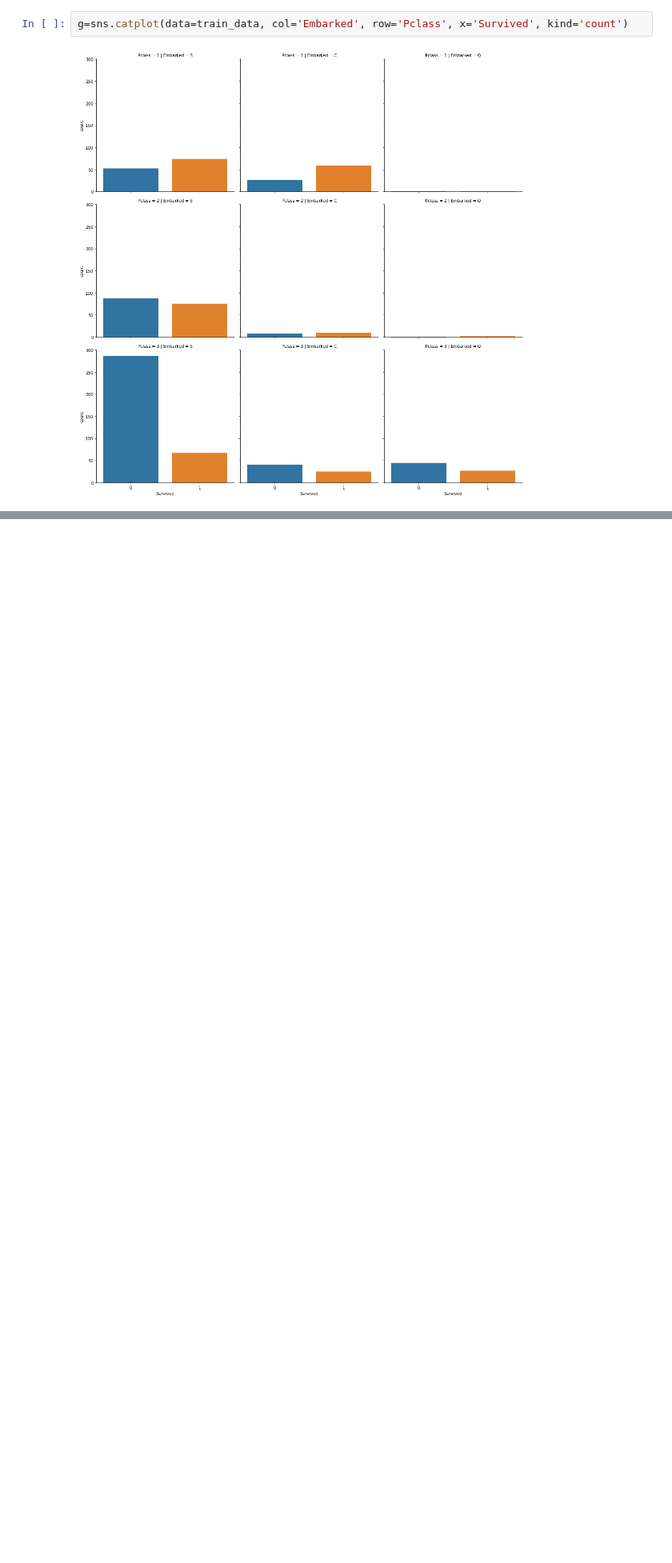
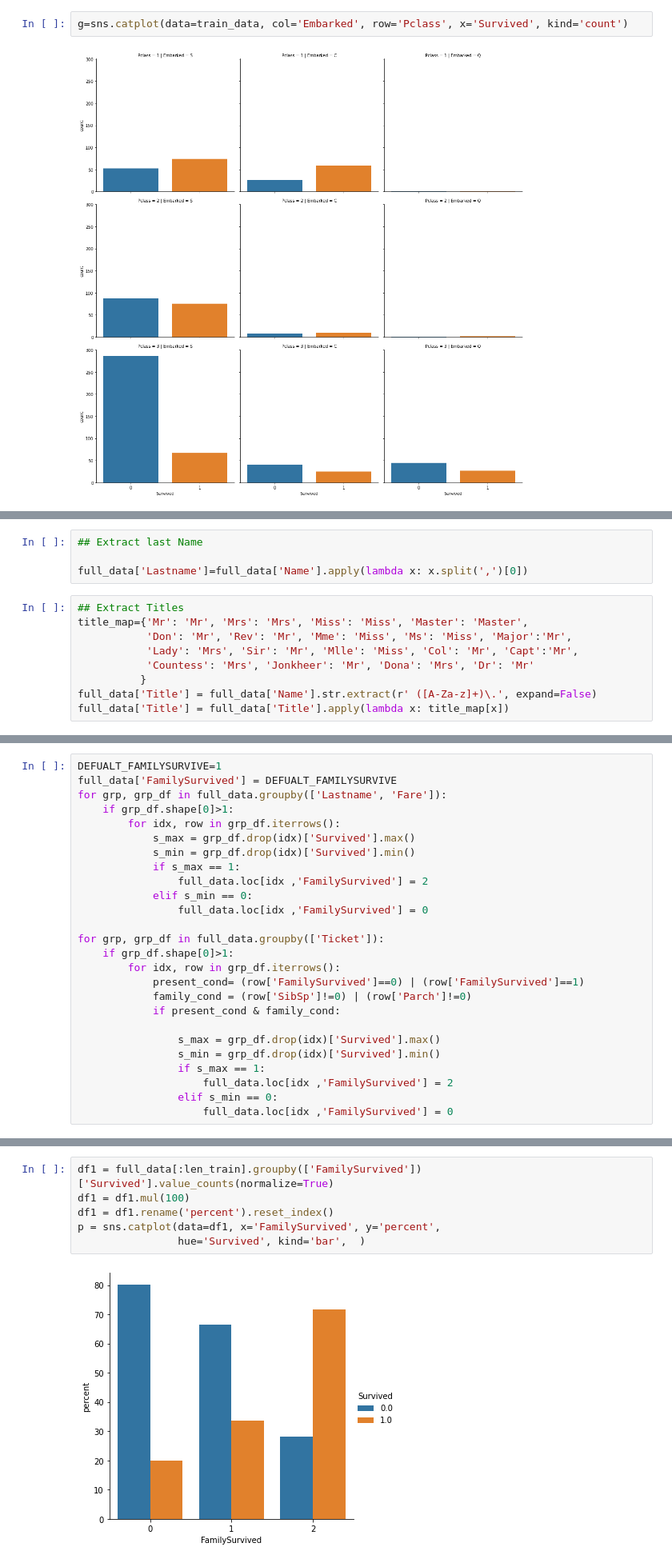
Before and after one commit to JunzhongLin/Kaggle_Contest, a Jupyter notebook: Titanic/titanic_explore.ipynb, the cells around one changed output, grey strips where cells are left out. Shown: that part at 80% size. Saved outputs shown, nothing was run; the diff lists cells and outputs as text; blank space fills up the shorter version.

```diff
--- a/Titanic/titanic_explore.ipynb
+++ b/Titanic/titanic_explore.ipynb
@@ -409,0 +296,13 @@ g = sns.catplot(data=train_data, x='Pclass', y='Fare', kind='box', col='Sex')
+# %%
+## Extract last Name
+
+full_data['Lastname']=full_data['Name'].apply(lambda x: x.split(',')[0])
+# %%
+## Extract Titles
+title_map={'Mr': 'Mr', 'Mrs': 'Mrs', 'Miss': 'Miss', 'Master': 'Master',
+           'Don': 'Mr', 'Rev': 'Mr', 'Mme': 'Miss', 'Ms': 'Miss', 'Major':'Mr',
+           'Lady': 'Mrs', 'Sir': 'Mr', 'Mlle': 'Miss', 'Col': 'Mr', 'Capt':'Mr',
+           'Countess': 'Mrs', 'Jonkheer': 'Mr', 'Dona': 'Mrs', 'Dr': 'Mr'
+          }
+full_data['Title'] = full_data['Name'].str.extract(r' ([A-Za-z]+)\.', expand=False)
+full_data['Title'] = full_data['Title'].apply(lambda x: title_map[x])
@@ -409,0 +311,26 @@ g = sns.catplot(data=train_data, x='Pclass', y='Fare', kind='box', col='Sex')
+# %%
+DEFUALT_FAMILYSURVIVE=1
+full_data['FamilySurvived'] = DEFUALT_FAMILYSURVIVE
+for grp, grp_df in full_data.groupby(['Lastname', 'Fare']):
+    if grp_df.shape[0]>1:
+        for idx, row in grp_df.iterrows():
+            s_max = grp_df.drop(idx)['Survived'].max()
+            s_min = grp_df.drop(idx)['Survived'].min()
+            if s_max == 1:
+                full_data.loc[idx ,'FamilySurvived'] = 2
+            elif s_min == 0:
+                full_data.loc[idx ,'FamilySurvived'] = 0
+
+for grp, grp_df in full_data.groupby(['Ticket']):
+    if grp_df.shape[0]>1:
+        for idx, row in grp_df.iterrows():
+            present_cond= (row['FamilySurvived']==0) | (row['FamilySurvived']==1)
+            family_cond = (row['SibSp']!=0) | (row['Parch']!=0)
+            if present_cond & family_cond:
+
+                s_max = grp_df.drop(idx)['Survived'].max()
+                s_min = grp_df.drop(idx)['Survived'].min()
+                if s_max == 1:
+                    full_data.loc[idx ,'FamilySurvived'] = 2
+                elif s_min == 0:
+                    full_data.loc[idx ,'FamilySurvived'] = 0
@@ -409,0 +341,8 @@ g = sns.catplot(data=train_data, x='Pclass', y='Fare', kind='box', col='Sex')
+# %%
+df1 = full_data[:len_train].groupby(['FamilySurvived'])['Survived'].value_counts(normalize=True)
+df1 = df1.mul(100)
+df1 = df1.rename('percent').reset_index()
+p = sns.catplot(data=df1, x='FamilySurvived', y='percent',
+                hue='Survived', kind='bar',  )
+# %% [output]
+[figure, added]
```
Also changed, not shown: parts of 56 cells of this notebook, 4 other files.
